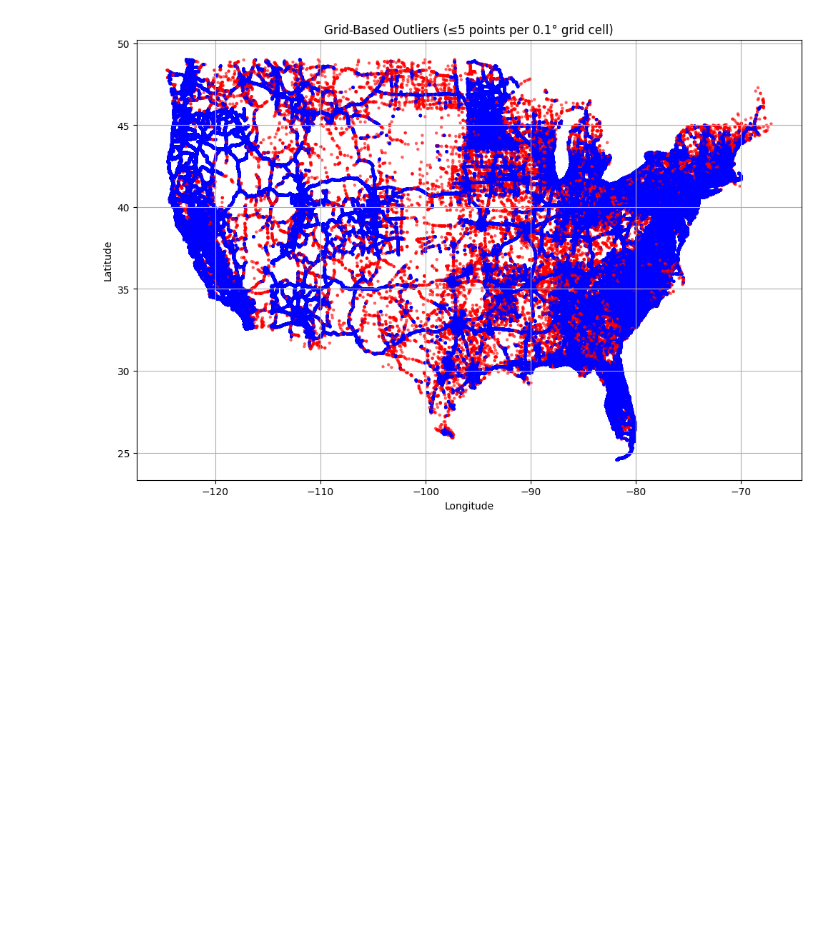
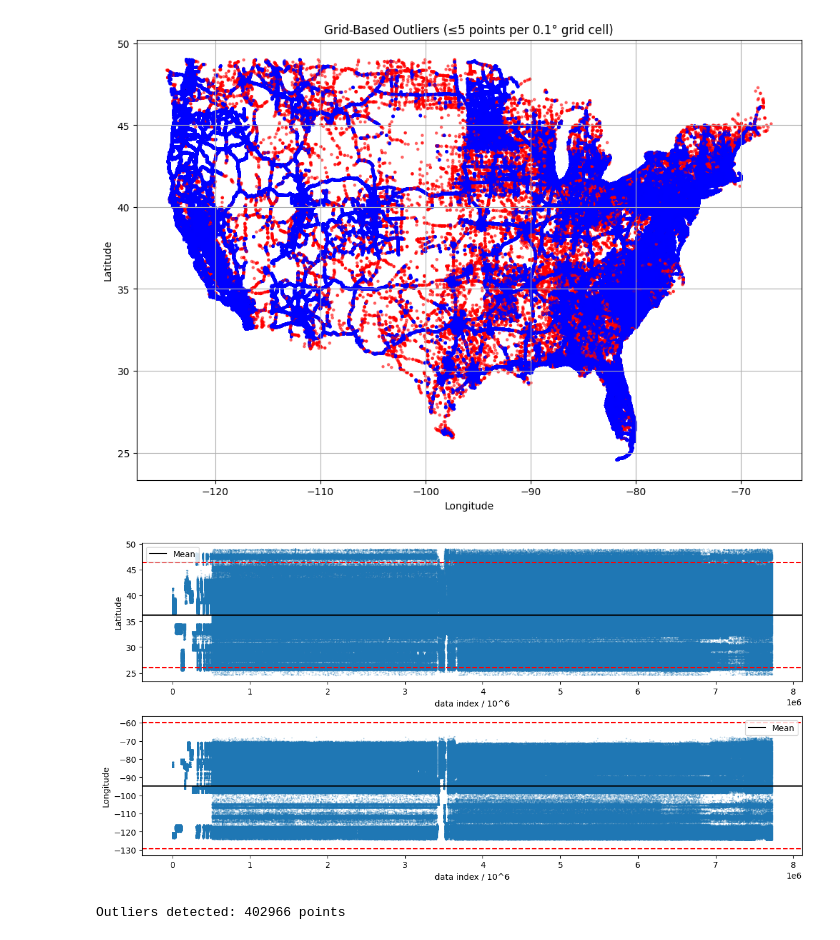
Before and after one commit to Lord-Mahdi1383/Optimized-US-Accidents-Dataset, a Jupyter notebook: US_Accidents_Optimized.ipynb, the cells around one changed output. Saved outputs shown, nothing was run; the diff lists cells and outputs as text; code cells hidden in the pictures; blank space fills up the shorter version.

```diff
--- a/US_Accidents_Optimized.ipynb
+++ b/US_Accidents_Optimized.ipynb
@@ -265,3 +265,64 @@ plt.grid(True)
 plt.show()
 # %% [output]
 [figure]
+# %%
+# calculate mean and standard deviations for lat/lng
+lat_mean = df['Start_Lat'].mean()
+lat_std = df['Start_Lat'].std()
+
+lng_mean = df['Start_Lng'].mean()
+lng_std = df['Start_Lng'].std()
+
+
+lat_lower = lat_mean - 2*lat_std
+lat_upper = lat_mean + 2*lat_std
+lng_lower = lng_mean - 2*lng_std
+lng_upper = lng_mean + 2*lng_std
+
+# creating outlier threshold
+outliers = (
+    (df['Start_Lat'] < lat_lower) |
+    (df['Start_Lat'] > lat_upper) |
+    (df['Start_Lng'] < lng_lower) |
+    (df['Start_Lng'] > lng_upper)
+)
+
+# Create the plot
+plt.figure(figsize=(12, 6))
+
+# Latitude subplot
+plt.subplot(2, 1, 1)
+plt.plot(df['Start_Lat'].to_numpy(),
+         'o',
+         markersize=0.5,
+         alpha=0.3)
+
+plt.axhline(lat_mean, color='black', label='Mean')  # draw a horizontal line for mean
+plt.axhline(lat_upper, color='red', linestyle='--') # draw a horizontal line for upper lat
+plt.axhline(lat_lower, color='red', linestyle='--') # draw a horizontal line for lower lat
+plt.ylabel('Latitude')
+plt.xlabel('data index / 10^6')
+plt.legend()
+
+
+# Longitude subplot
+plt.subplot(2, 1, 2)
+plt.plot(df['Start_Lng'].to_numpy(),
+         'o',
+         markersize=0.5,
+         alpha=0.3)
+
+plt.axhline(lng_mean, color='black', label='Mean')
+plt.axhline(lng_upper, color='red', linestyle='--')
+plt.axhline(lng_lower, color='red', linestyle='--')
+plt.ylabel('Longitude')
+plt.xlabel('data index / 10^6')
+plt.legend()
+
+plt.tight_layout()
+plt.show()
+
+print(f"Outliers detected: {outliers.sum()} points")
+# %% [output]
+[figure, added]
+Outliers detected: 402966 points
```
Also changed, not shown: parts of 5 cells of this notebook.
